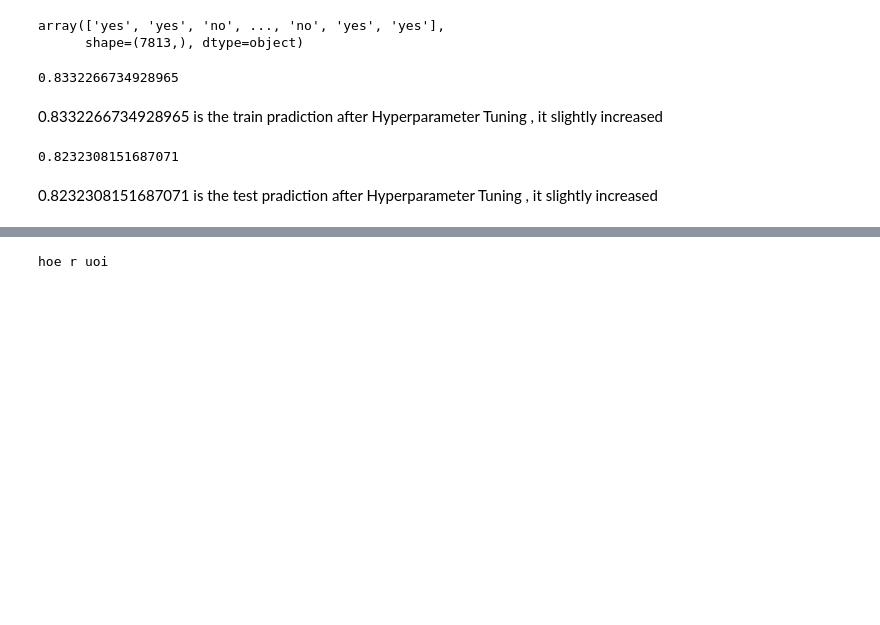
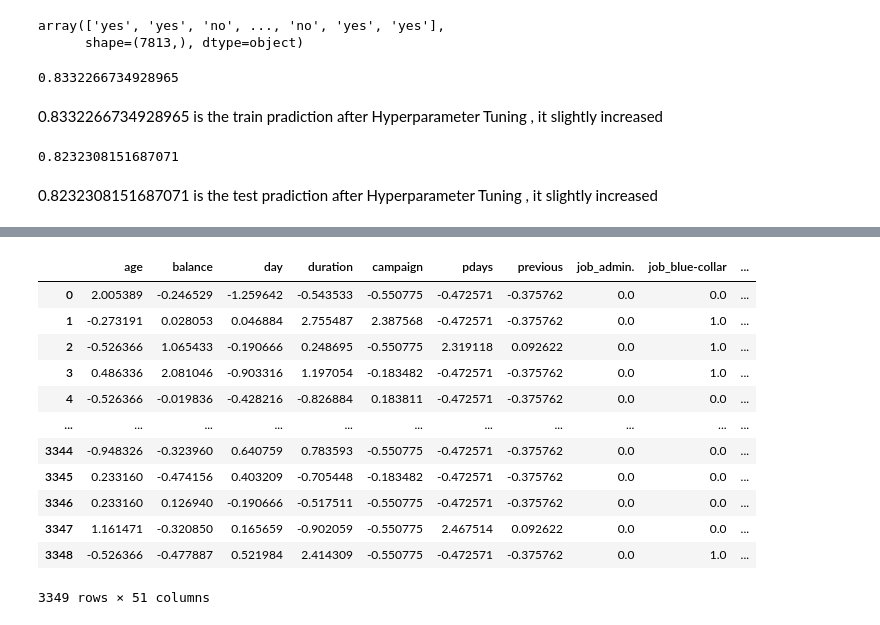
Before and after one commit to Nikesh5005/ML_PROJ, a Jupyter notebook: model_training.ipynb, the cells around one changed output, grey strips where cells are left out. Cells and saved outputs as stored; diff of their text form; code cells hidden in the pictures; blank space fills up the shorter version.

```diff
--- a/model_training.ipynb
+++ b/model_training.ipynb
@@ -208,4 +209,16 @@ NameError: name 'confusion_matrix' is not defined
 # %%
-print("hello")
+X_test
 # %% [output]
+|  | age | balance | day | duration | campaign | pdays | previous | job_admin. | job_blue-collar | ... |
+| 0 | 2.005389 | -0.246529 | -1.259642 | -0.543533 | -0.550775 | -0.472571 | -0.375762 | 0.0 | 0.0 | ... |
+| 1 | -0.273191 | 0.028053 | 0.046884 | 2.755487 | 2.387568 | -0.472571 | -0.375762 | 0.0 | 1.0 | ... |
+| 2 | -0.526366 | 1.065433 | -0.190666 | 0.248695 | -0.550775 | 2.319118 | 0.092622 | 0.0 | 1.0 | ... |
+| 3 | 0.486336 | 2.081046 | -0.903316 | 1.197054 | -0.183482 | -0.472571 | -0.375762 | 0.0 | 1.0 | ... |
+| 4 | -0.526366 | -0.019836 | -0.428216 | -0.826884 | 0.183811 | -0.472571 | -0.375762 | 0.0 | 0.0 | ... |
+| ... | ... | ... | ... | ... | ... | ... | ... | ... | ... | ... |
+| 3344 | -0.948326 | -0.323960 | 0.640759 | 0.783593 | -0.550775 | -0.472571 | -0.375762 | 0.0 | 0.0 | ... |
+| 3345 | 0.233160 | -0.474156 | 0.403209 | -0.705448 | -0.183482 | -0.472571 | -0.375762 | 0.0 | 0.0 | ... |
+| 3346 | 0.233160 | 0.126940 | -0.190666 | -0.517511 | -0.550775 | -0.472571 | -0.375762 | 0.0 | 0.0 | ... |
+| 3347 | 1.161471 | -0.320850 | 0.165659 | -0.902059 | -0.550775 | 2.467514 | 0.092622 | 0.0 | 0.0 | ... |
+| 3348 | -0.526366 | -0.477887 | 0.521984 | 2.414309 | -0.550775 | -0.472571 | -0.375762 | 0.0 | 1.0 | ... |
-hoe r uoi
+3349 rows × 51 columns
```
Also changed, not shown: parts of 2 cells of this notebook.
